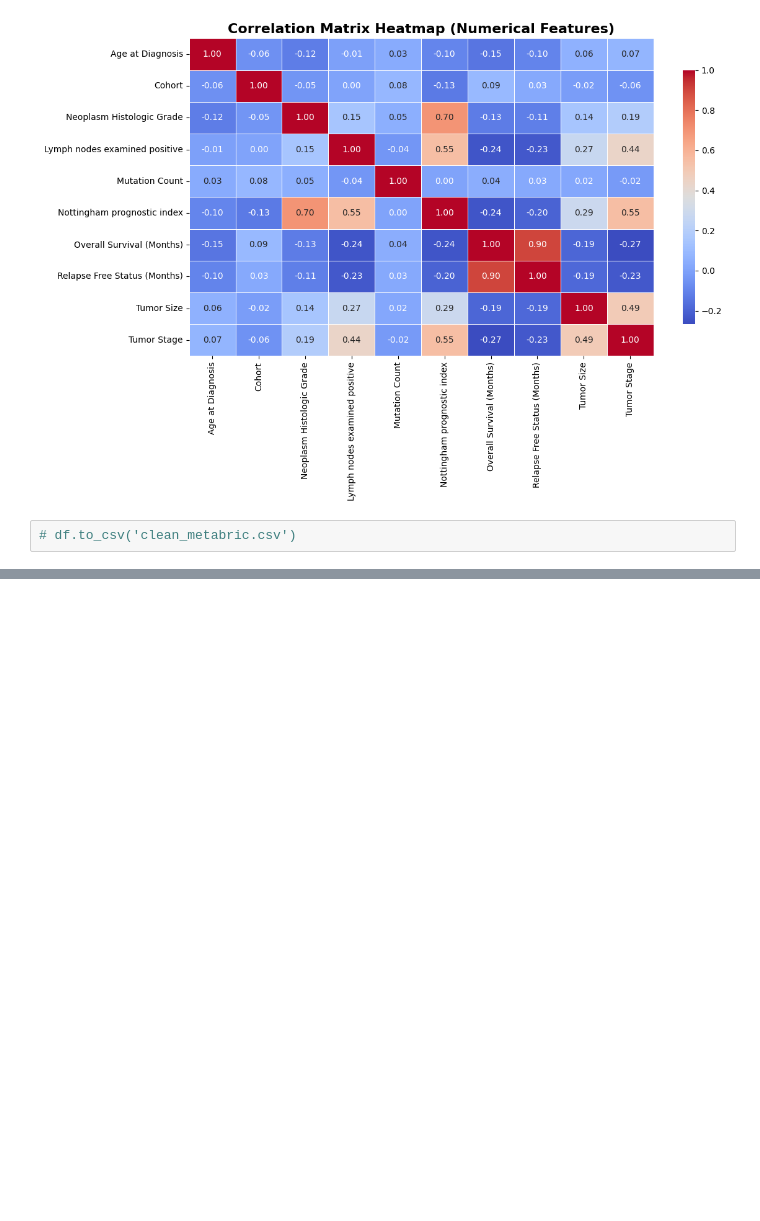
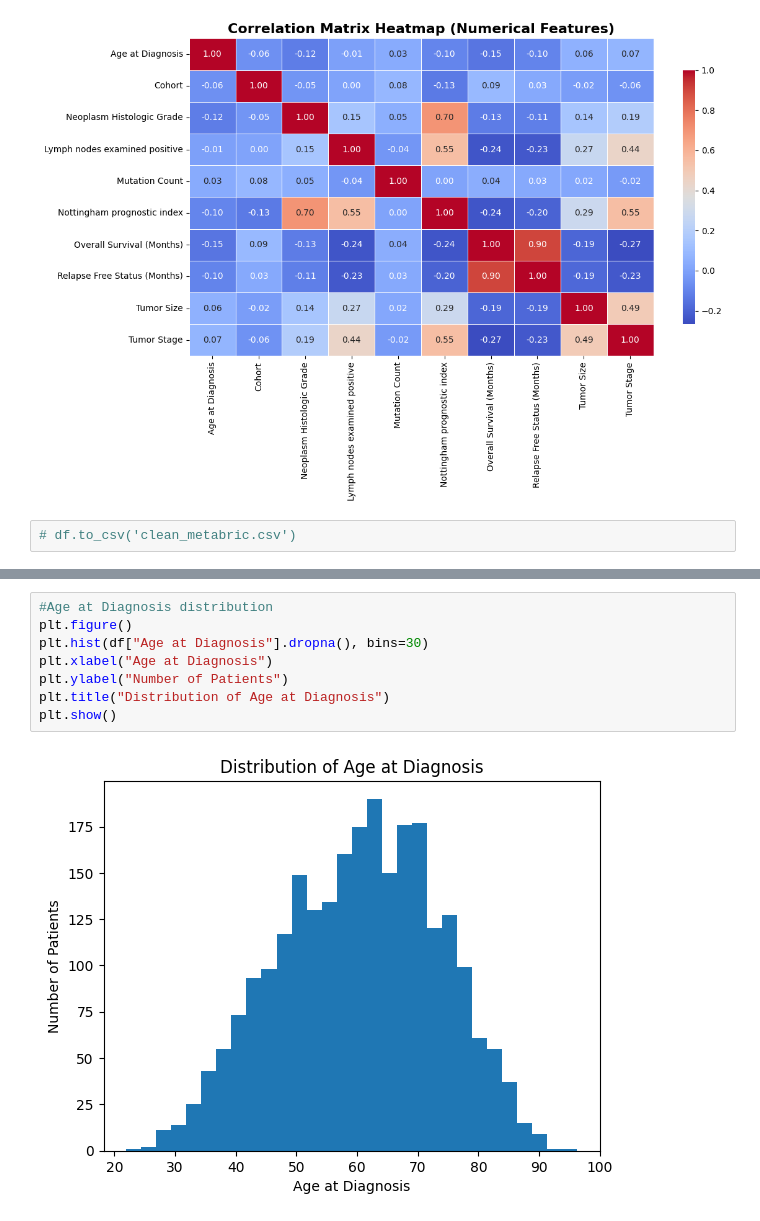
Before and after one commit to anudeshpande24/Capstone_Cancer_Prediction, a Jupyter notebook: metabric_exploration.ipynb, the cells around one changed output, grey strips where cells are left out. Drawn from its saved outputs; the diff is of its cells as text; blank space fills up the shorter version.

```diff
--- a/Data copy.ipynb
+++ b/metabric_exploration.ipynb
@@ -218,0 +236,10 @@ plt.show()
+# %%
+#Age at Diagnosis distribution
+plt.figure()
+plt.hist(df["Age at Diagnosis"].dropna(), bins=30)
+plt.xlabel("Age at Diagnosis")
+plt.ylabel("Number of Patients")
+plt.title("Distribution of Age at Diagnosis")
+plt.show()
+# %% [output]
+[figure, added]
```
Also changed, not shown: parts of 4 cells of this notebook, 3 other files.
